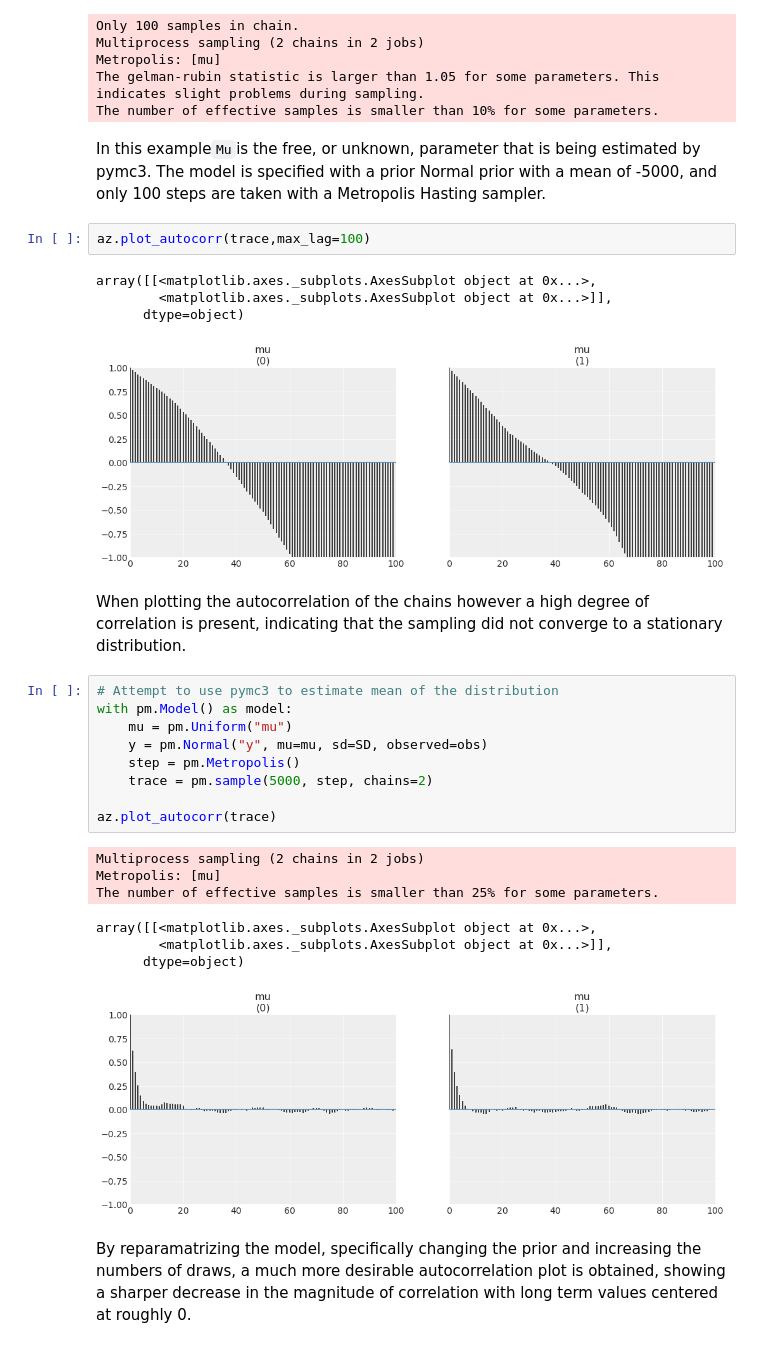
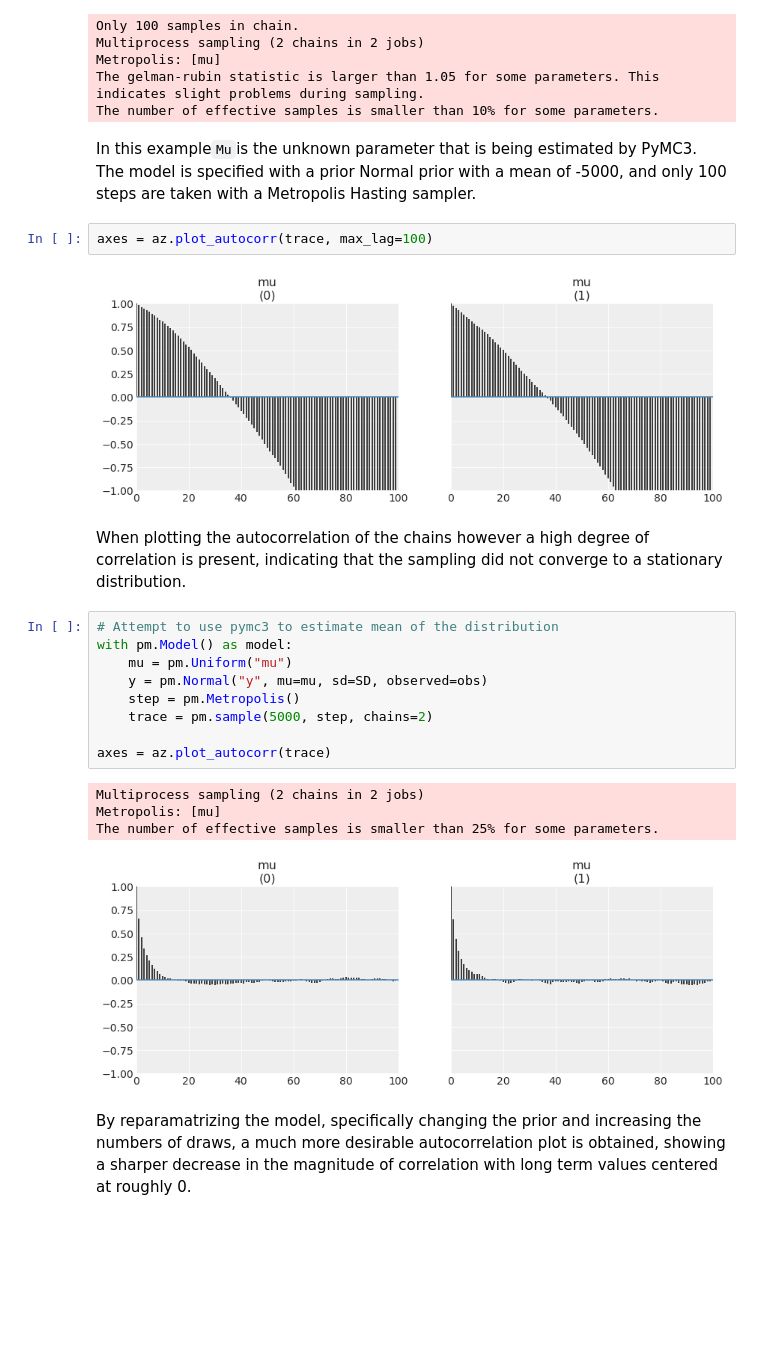
Before and after one commit to arviz-devs/Exploratory-Analysis-of-Bayesian-Models, a Jupyter notebook: plots/AutoCorrelation.ipynb, the cells around one changed output. Cells and saved outputs as stored; diff of their text form; blank space fills up the shorter version.

Commit message:
Address comments in Autocorrelation PR

```diff
--- a/plots/AutoCorrelation.ipynb
+++ b/plots/AutoCorrelation.ipynb
@@ -91,14 +90,11 @@ Metropolis: [mu]
 The gelman-rubin statistic is larger than 1.05 for some parameters. This indicates slight problems during sampling.
 The number of effective samples is smaller than 10% for some parameters.
 # %% [markdown]
-In this example`Mu`is the free, or unknown, parameter that is being estimated by pymc3. The model is specified with a prior Normal prior with a mean of -5000, and only 100 steps are taken with a Metropolis Hasting sampler.
+In this example`Mu`is the unknown parameter that is being estimated by PyMC3. The model is specified with a prior Normal prior with a mean of -5000, and only 100 steps are taken with a Metropolis Hasting sampler.
 # %%
-az.plot_autocorr(trace,max_lag=100)
+axes = az.plot_autocorr(trace, max_lag=100)
 # %% [output]
-array([[<matplotlib.axes._subplots.AxesSubplot object at 0x...>,
-        <matplotlib.axes._subplots.AxesSubplot object at 0x...>]],
-      dtype=object)
-[figure, old version]
+[figure, new version]
 # %% [markdown]
 When plotting the autocorrelation of the chains however a high degree of correlation is present, indicating that the sampling did not converge to a stationary distribution.
 # %%
@@ -109,15 +105,12 @@ with pm.Model() as model:
     step = pm.Metropolis()
     trace = pm.sample(5000, step, chains=2)
 
-az.plot_autocorr(trace)
+axes = az.plot_autocorr(trace)
 # %% [output]
 Multiprocess sampling (2 chains in 2 jobs)
 Metropolis: [mu]
 The number of effective samples is smaller than 25% for some parameters.
-array([[<matplotlib.axes._subplots.AxesSubplot object at 0x...>,
-        <matplotlib.axes._subplots.AxesSubplot object at 0x...>]],
-      dtype=object)
-[figure, old version]
+[figure, new version]
 # %% [markdown]
 By reparamatrizing the model, specifically changing the prior and increasing the numbers of draws, a much more desirable autocorrelation plot is obtained, showing a sharper decrease in the magnitude of correlation with long term values centered at roughly 0.
 # %% [markdown]
```
Also changed, not shown: parts of 10 cells of this notebook.
